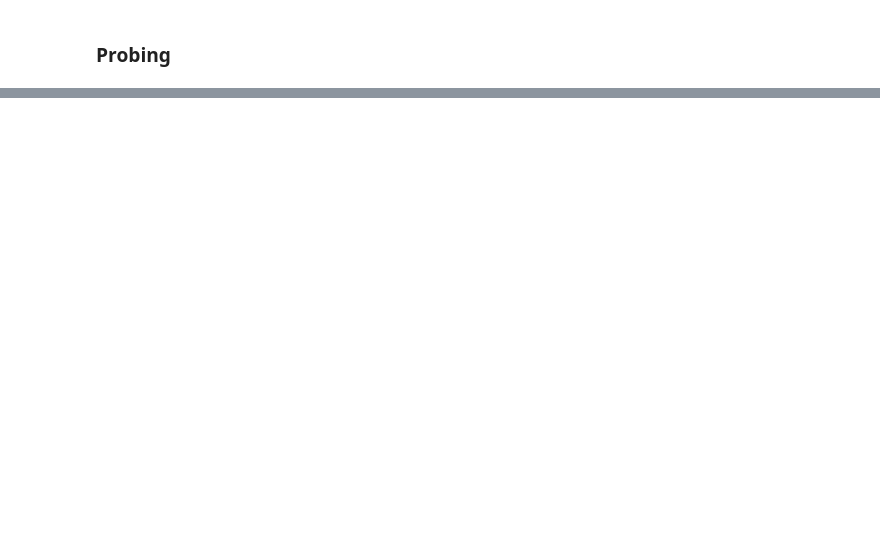
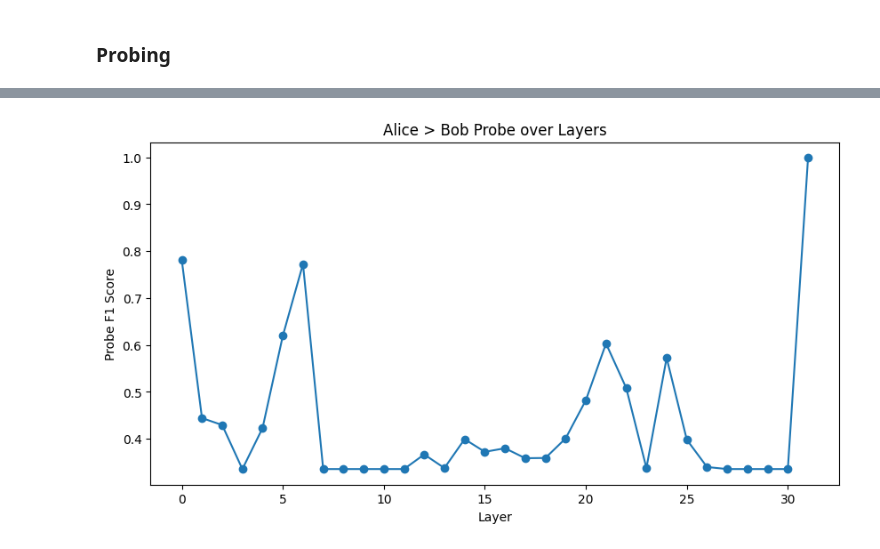
Before and after one commit to abhay-sheshadri/quirky_interp, a Jupyter notebook: interp_notebook.ipynb, the cells around one changed output, grey strips where cells are left out. Drawn from its saved outputs; the diff is of its cells as text; code cells hidden in the pictures; blank space fills up the shorter version.

```diff
--- a/interp_notebook.ipynb
+++ b/interp_notebook.ipynb
@@ -93,0 +158,26 @@ from src import *
+# %%
+scores = {}
+
+for key in train_X:
+    if key.endswith("Bob"):
+        probe = alice_probes[int(key.split()[0].split(".")[1])]
+        acc = probe.score(test_X[key], test_y["Alice"])
+        scores[int(key.split()[0].split(".")[1])] = acc
+
+# Sorting the dictionary by its keys
+sorted_keys = sorted(scores.keys())
+sorted_values = [scores[k] for k in sorted_keys]
+
+# Creating the plot
+plt.figure(figsize=(10,5))
+plt.plot(sorted_keys, sorted_values, marker='o')  # Plotting the sorted data
+
+# Adding labels and title
+plt.xlabel('Layer')
+plt.ylabel('Probe F1 Score')
+plt.title('Alice > Bob Probe over Layers')
+
+# Showing the plot
+plt.show()
+# %% [output]
+[figure, added]
```
Also changed, not shown: parts of 5 cells of this notebook, 1 other file.
